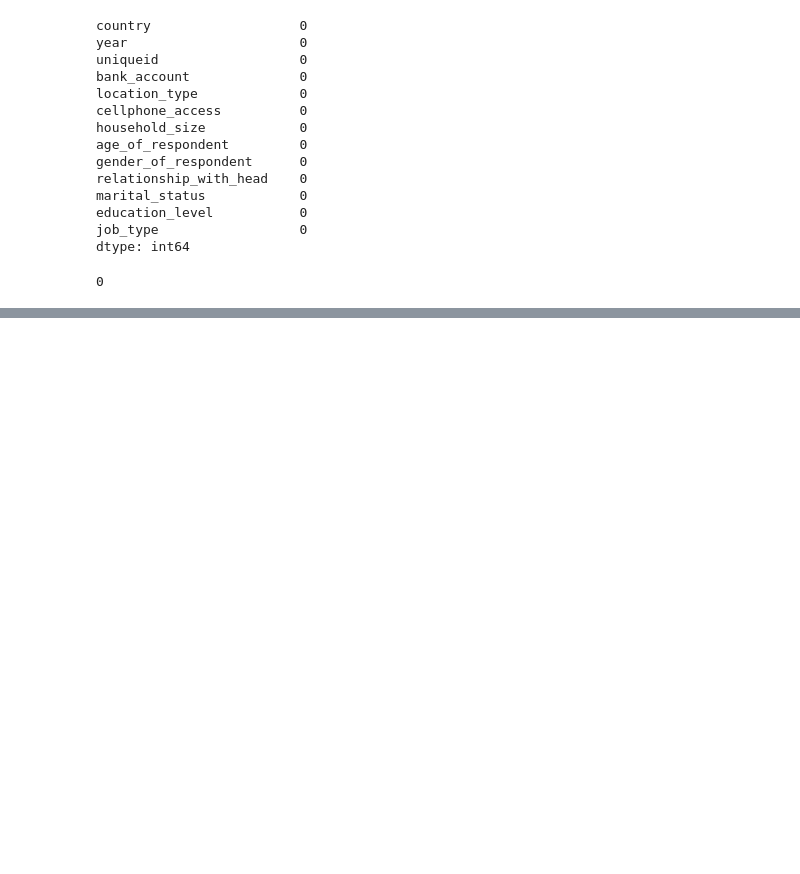
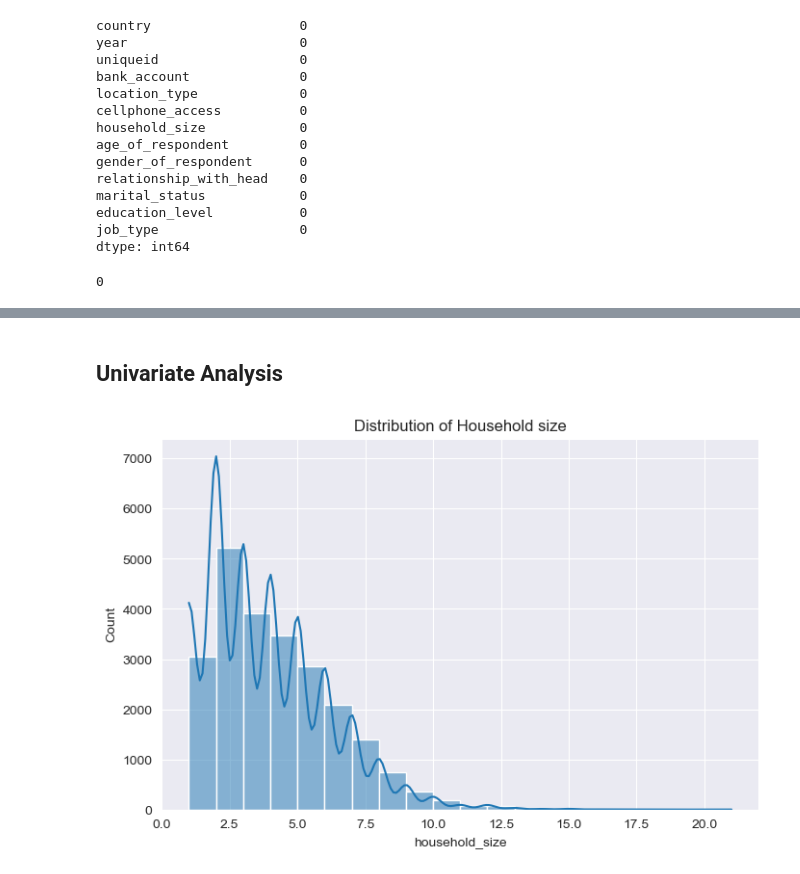
Before and after one commit to Jefest1/financial_inclusion, a Jupyter notebook: fin_inc.ipynb, the cells around one changed output, grey strips where cells are left out. Cells and saved outputs as stored; diff of their text form; code cells hidden in the pictures; blank space fills up the shorter version.

```diff
--- a/fin_inc.ipynb
+++ b/fin_inc.ipynb
@@ -79,7 +79,7 @@ fin_data_df.duplicated().sum()
 fin_data_df = fin_data_df.drop(columns='uniqueid')
 # %%
 # Convert 'year' to datetime
-fin_data_df['year'] = pd.to_datetime(fin_data_df['year'], format='%Y')
+fin_data_df['year'] = pd.to_datetime(fin_data_df['year'], format='%Y').dt.year
 # %%
 # Creating a function to group ages
 def age_group(age):
@@ -97,0 +126,20 @@ fin_data_df['age_group'] = fin_data_df['age_of_respondent'].apply(age_group)
+# %%
+# creating a fucntion to create new column for marital status
+
+def marital_status_category(status):
+    if 'Married' in status:
+        return 'Married'
+    elif 'Single' in status:
+        return 'Single'
+    elif 'Widowed' in status:
+        return 'Widowed'
+    elif 'Divorced' in status or 'Separated' in status:
+        return 'Divorced/Separated'
+    else:
+        return 'Unknown'
+
+# Apply the function to create the 'marital_status_category' column
+fin_data_df['marital_status_category'] = fin_data_df['marital_status'].apply(marital_status_category)
+
+# dropping the marital status column
+fin_data_df = fin_data_df.drop(columns='marital_status')
@@ -97,0 +170,9 @@ fin_data_df['age_group'] = fin_data_df['age_of_respondent'].apply(age_group)
+# %% [markdown]
+## Univariate Analysis
+# %%
+# Distribution of age
+plt.figure(figsize=(8,5))
+sns.histplot(fin_data_df['household_size'], bins=20, kde=True).set(title = "Distribution of Household size")
+plt.show()
+# %% [output]
+[figure, added]
```
Also changed, not shown: parts of 14 cells of this notebook.
